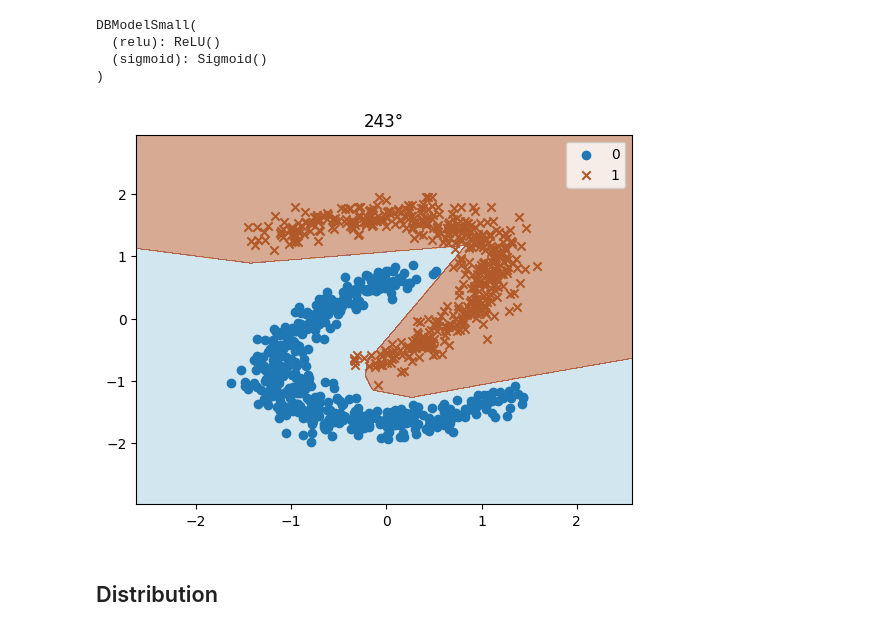
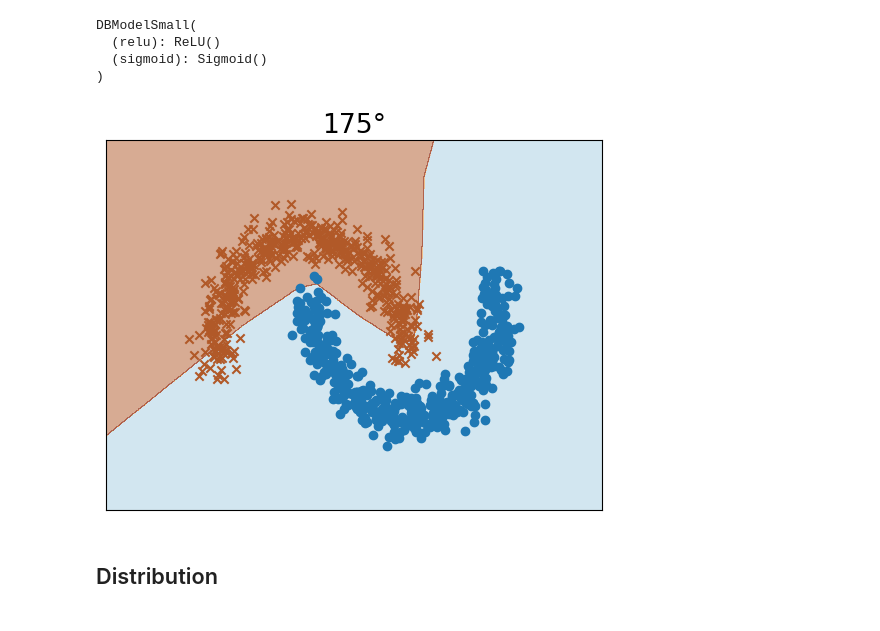
Before and after one commit to IDavron/exploring-neural-networks-weight-space, a Jupyter notebook: notebooks/generation.ipynb, the cells around one changed output. Drawn from its saved outputs; the diff is of its cells as text; code cells hidden in the pictures.

Commit message:
Clean figures.

```diff
--- a/notebooks/generation.ipynb
+++ b/notebooks/generation.ipynb
@@ -17,6 +17,8 @@ import matplotlib.pyplot as plt
 from tqdm.notebook import tqdm
 
 import timeit
+# %%
+plt.rcParams.update({'font.size': 16})
 # %% [markdown]
 ## Sampling
 # %% [markdown]
@@ -82,12 +84,12 @@ DBModelSmall(
 # %%
 angle = np.random.randint(0, 360)
 params = sample_flow(model, angle)
 classifier.set_weights(params)
 
 X, y = get_moons_dataset(angle=angle)
-plot_decision_boundary(classifier, X, y, title=f"{angle}°")
+plot_decision_boundary(classifier, X, y, title=f"{angle}°", axis=False, legend=False)
 # %% [output]
-[figure, old version]
+[figure, new version]
 # %% [markdown]
 ## Distribution
 # %% [markdown]
```
Also changed, not shown: 40 other files.
